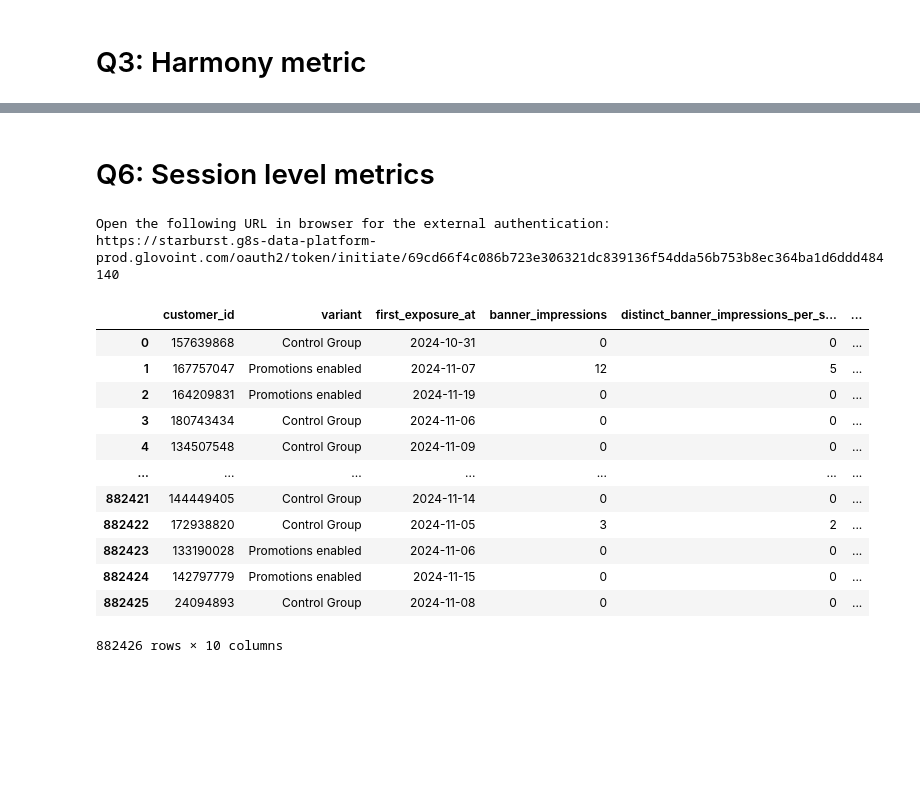
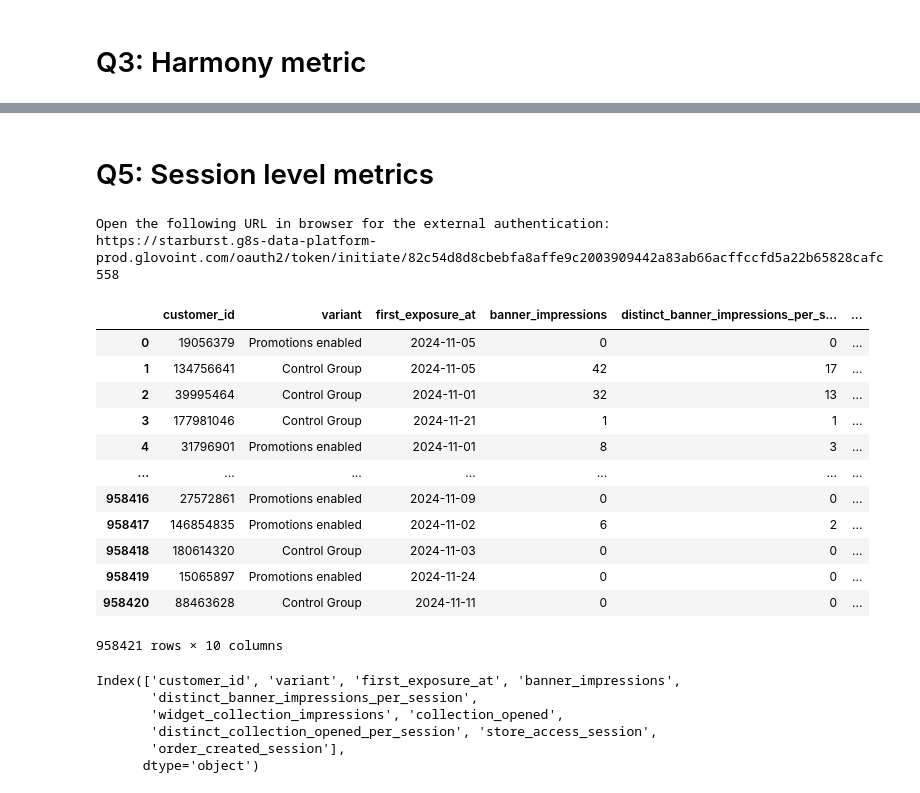
Before and after one commit to JordiCremades4444/central-node, a Jupyter notebook: notebooks/981_2024_12_02_surfacing_promos/surfacing_promos_m2.ipynb, the cells around one changed output, grey strips where cells are left out. Cells and saved outputs as stored; diff of their text form; code cells hidden in the pictures; blank space fills up the shorter version.

```diff
--- a/notebooks/981_2024_12_02_surfacing_promos/surfacing_promos_m2.ipynb
+++ b/notebooks/981_2024_12_02_surfacing_promos/surfacing_promos_m2.ipynb
@@ -398,41 +414,50 @@ exp_fin.full_analysis()
 ... (7 outputs left out)
 # %% [markdown]
-# Q6: Session level metrics
+# Q5: Session level metrics
 # %%
 QUERY_NAME = 'metrics_sessions_customer_level.sql' # With sql
-START_DATE = "'2024-10-26'"
-END_DATE = "'2024-11-22'"
+START_DATE = "'2024-10-28'"
+END_DATE = "'2024-11-24'"
 
 params = [
     {'name':'start_date', 'value': str(START_DATE)},
     {'name':'end_date', 'value': str(END_DATE)}
 ]
 
 q.prepare_query(
     QUERY_NAME
     ,params=params
     ,to_load_file=QUERY_NAME
     ,load_from_to_load_file=None
 )
 
 df  = q.query_run_starburst()
 df
 # %% [output]
 Open the following URL in browser for the external authentication:
-https://starburst.g8s-data-platform-prod.glovoint.com/oauth2/token/initiate/69cd66f4c086b723e306321dc839136f54dda56b753b8ec364ba1d6ddd484140
+https://starburst.g8s-data-platform-prod.glovoint.com/oauth2/token/initiate/82c54d8d8cbebfa8affe9c2003909442a83ab66acffccfd5a22b65828cafc558
 |  | customer_id | variant | first_exposure_at | banner_impressions | distinct_banner_impressions_per_s... | ... |
-| 0 | 157639868 | Control Group | 2024-10-31 | 0 | 0 | ... |
-| 1 | 167757047 | Promotions enabled | 2024-11-07 | 12 | 5 | ... |
-| 2 | 164209831 | Promotions enabled | 2024-11-19 | 0 | 0 | ... |
-| 3 | 180743434 | Control Group | 2024-11-06 | 0 | 0 | ... |
-| 4 | 134507548 | Control Group | 2024-11-09 | 0 | 0 | ... |
+| 0 | 19056379 | Promotions enabled | 2024-11-05 | 0 | 0 | ... |
+| 1 | 134756641 | Control Group | 2024-11-05 | 42 | 17 | ... |
+| 2 | 39995464 | Control Group | 2024-11-01 | 32 | 13 | ... |
+| 3 | 177981046 | Control Group | 2024-11-21 | 1 | 1 | ... |
+| 4 | 31796901 | Promotions enabled | 2024-11-01 | 8 | 3 | ... |
 | ... | ... | ... | ... | ... | ... | ... |
-| 882421 | 144449405 | Control Group | 2024-11-14 | 0 | 0 | ... |
-| 882422 | 172938820 | Control Group | 2024-11-05 | 3 | 2 | ... |
-| 882423 | 133190028 | Promotions enabled | 2024-11-06 | 0 | 0 | ... |
-| 882424 | 142797779 | Promotions enabled | 2024-11-15 | 0 | 0 | ... |
-| 882425 | 24094893 | Control Group | 2024-11-08 | 0 | 0 | ... |
+| 958416 | 27572861 | Promotions enabled | 2024-11-09 | 0 | 0 | ... |
+| 958417 | 146854835 | Promotions enabled | 2024-11-02 | 6 | 2 | ... |
+| 958418 | 180614320 | Control Group | 2024-11-03 | 0 | 0 | ... |
+| 958419 | 15065897 | Promotions enabled | 2024-11-24 | 0 | 0 | ... |
+| 958420 | 88463628 | Control Group | 2024-11-11 | 0 | 0 | ... |
-882426 rows × 10 columns
+958421 rows × 10 columns
+# %%
+df.columns
+# %% [output]
+Index(['customer_id', 'variant', 'first_exposure_at', 'banner_impressions',
+       'distinct_banner_impressions_per_session',
+       'widget_collection_impressions', 'collection_opened',
+       'distinct_collection_opened_per_session', 'store_access_session',
+       'order_created_session'],
+      dtype='object')
 # %%
 # Customer split
 df.groupby('variant')[['customer_id']].agg(['nunique']).\
```
Also changed, not shown: parts of 23 cells of this notebook, 3 other files.
